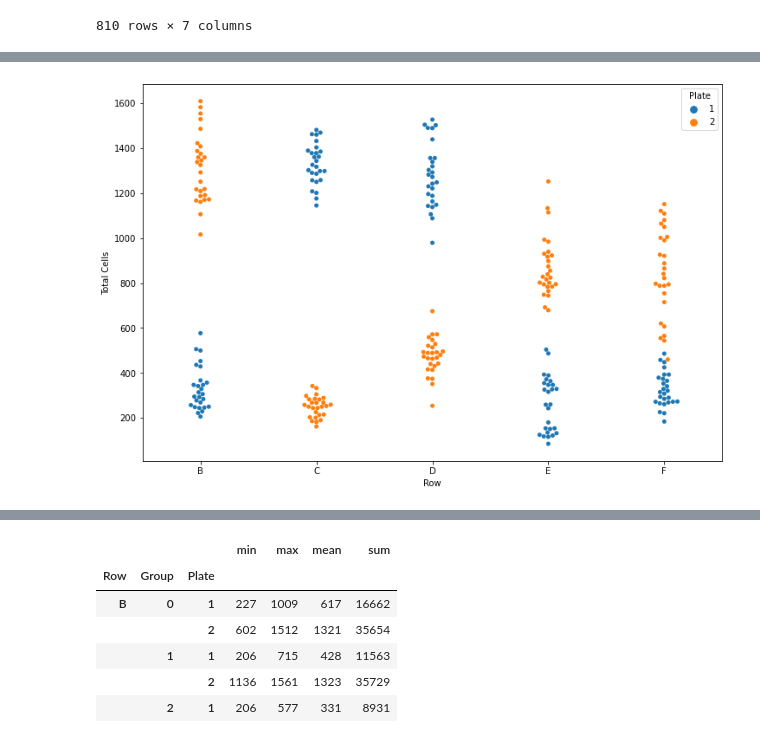
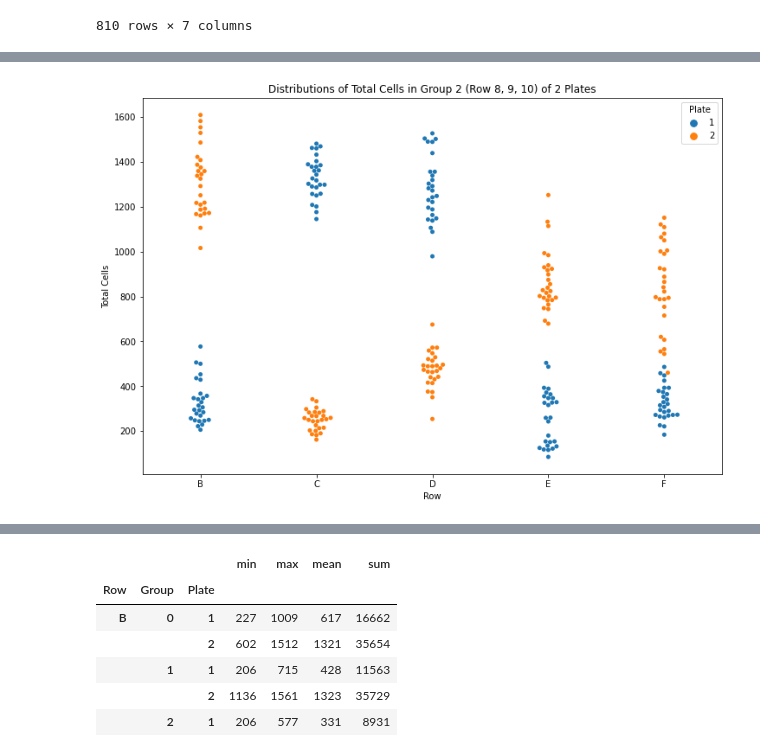
Before and after one commit to calldrj/cycIF, a Jupyter notebook: Cells_Count.ipynb, the cells around one changed output, grey strips where cells are left out. Drawn from its saved outputs; the diff is of its cells as text; code cells hidden in the pictures.

```diff
--- a/Cells_Count.ipynb
+++ b/Cells_Count.ipynb
@@ -135,10 +141,12 @@ ax = sns.swarmplot(x='Row', y='Total Cells', hue='Plate',
 # %%
 fig = plt.gcf()
 fig.set_size_inches(12, 8)
 ax = sns.swarmplot(x='Row', y='Total Cells', hue='Plate',
                    data=df[df.Group == 2])
+ax.set_title('Distributions of Total Cells in Group 2 (Row 8, 9, 10) of 2 Plates')
+plt.show()
 # %% [output]
-[figure, old version]
+[figure, new version]
 # %%
 agg = df['Total Cells'].groupby(by=[df['Row'],
                                     df['Group'],
```
Also changed, not shown: parts of 6 cells of this notebook.
